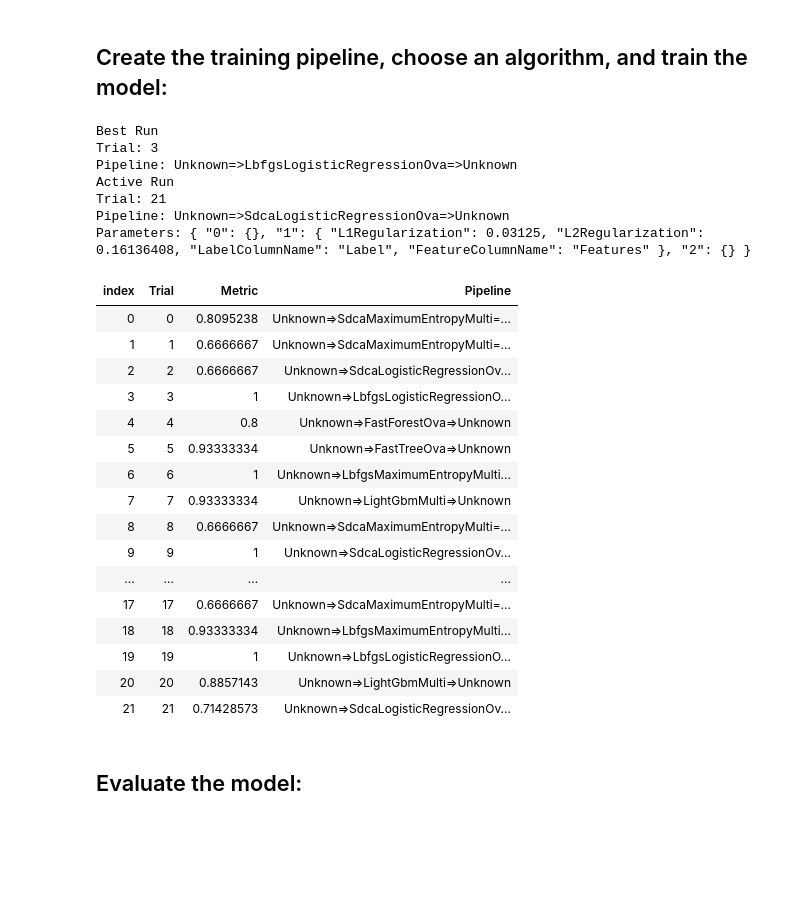
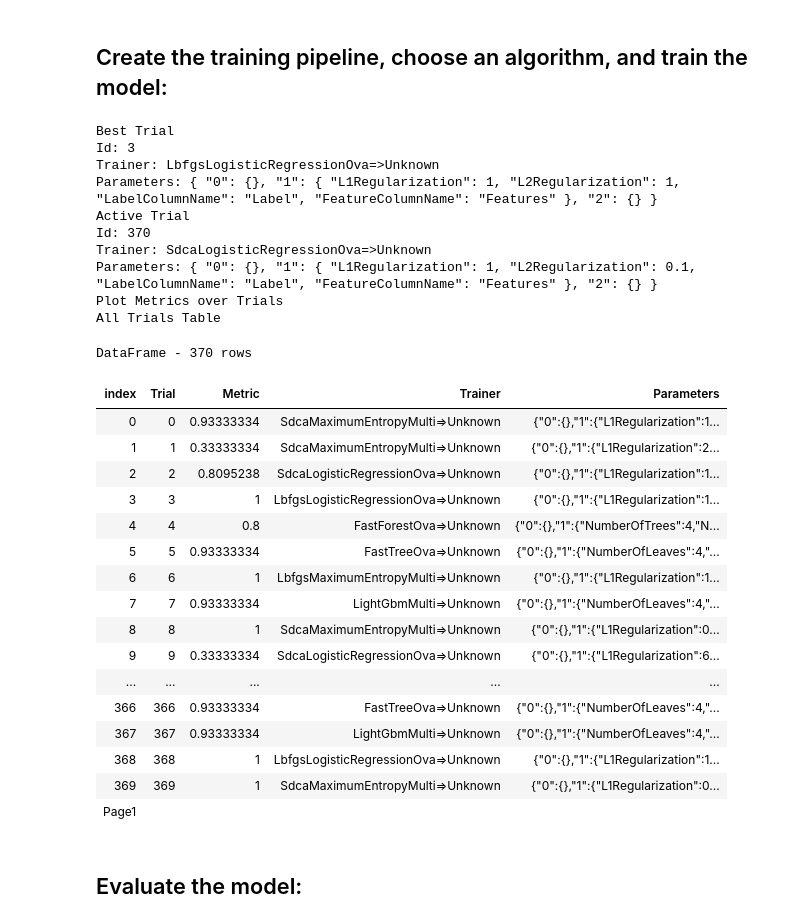
Before and after one commit to dotnet/csharp-notebooks, a Jupyter notebook: machine-learning/E2E-Classification with Iris Dataset.ipynb, the cells around one changed output. Cells and saved outputs as stored; diff of their text form; code cells hidden in the pictures; blank space fills up the shorter version.

```diff
--- a/machine-learning/E2E-Classification with Iris Dataset.ipynb
+++ b/machine-learning/E2E-Classification with Iris Dataset.ipynb
@@ -139,58 +137,62 @@ using Microsoft.ML;
 var trainValidateSplit = mlContext.Data.TrainTestSplit(trainValidateData, 0.2);
 
 var trainDataset = trainValidateSplit.TrainSet;
 var validateDataset = trainValidateSplit.TestSet;
 
 // Append the trainer to the data processing pipeline
 var pipeline = mlContext.Transforms.ReplaceMissingValues(new []{new InputOutputColumnPair(@"Sepal length", @"Sepal length"),new InputOutputColumnPair(@"Sepal width", @"Sepal width"),new InputOutputColumnPair(@"Petal length", @"Petal length"),new InputOutputColumnPair(@"Petal width", @"Petal width")})
                  .Append(mlContext.Transforms.Concatenate(@"Features", new []{@"Sepal length",@"Sepal width",@"Petal length",@"Petal width"}))
                  .Append(mlContext.Transforms.Conversion.MapValueToKey(outputColumnName:@"Label",inputColumnName:@"Label"))
 				 .Append(mlContext.Auto().MultiClassification(labelColumnName: "Label"))
                  .Append(mlContext.Transforms.Conversion.MapKeyToValue(outputColumnName:@"PredictedLabel",inputColumnName:@"PredictedLabel"));
 
 
 var monitor = new NotebookMonitor();
 
 var experiment = mlContext.Auto().CreateExperiment()
                     .SetPipeline(pipeline)
                     .SetTrainingTimeInSeconds(50)
                     .SetDataset(trainDataset, validateDataset)
                     .SetEvaluateMetric(MulticlassClassificationMetric.MacroAccuracy, "Label", "PredictedLabel")
                     .SetMonitor(monitor);
 
 // Configure Visualizer
 monitor.SetUpdate(monitor.Display());
 
 // Start Experiment
-var res = await experiment.Run();
+var res = await experiment.RunAsync();
 
 
 var model = res.Model;
 # %% [output]
-Best Run
-Trial: 3
-Pipeline: Unknown=>LbfgsLogisticRegressionOva=>Unknown
-Active Run
-Trial: 21
-Pipeline: Unknown=>SdcaLogisticRegressionOva=>Unknown
-Parameters: { "0": {}, "1": { "L1Regularization": 0.03125, "L2Regularization": 0.16136408, "LabelColumnName": "Label", "FeatureColumnName": "Features" }, "2": {} }
+Best Trial
+Id: 3
+Trainer: LbfgsLogisticRegressionOva=>Unknown
+Parameters: { "0": {}, "1": { "L1Regularization": 1, "L2Regularization": 1, "LabelColumnName": "Label", "FeatureColumnName": "Features" }, "2": {} }
+Active Trial
+Id: 370
+Trainer: SdcaLogisticRegressionOva=>Unknown
+Parameters: { "0": {}, "1": { "L1Regularization": 1, "L2Regularization": 0.1, "LabelColumnName": "Label", "FeatureColumnName": "Features" }, "2": {} }
+Plot Metrics over Trials
+All Trials Table
+DataFrame - 370 rows
-| index | Trial | Metric | Pipeline |
-| 0 | 0 | 0.8095238 | Unknown=>SdcaMaximumEntropyMulti=... |
-| 1 | 1 | 0.6666667 | Unknown=>SdcaMaximumEntropyMulti=... |
-| 2 | 2 | 0.6666667 | Unknown=>SdcaLogisticRegressionOv... |
-| 3 | 3 | 1 | Unknown=>LbfgsLogisticRegressionO... |
-| 4 | 4 | 0.8 | Unknown=>FastForestOva=>Unknown |
-| 5 | 5 | 0.93333334 | Unknown=>FastTreeOva=>Unknown |
-| 6 | 6 | 1 | Unknown=>LbfgsMaximumEntropyMulti... |
-| 7 | 7 | 0.93333334 | Unknown=>LightGbmMulti=>Unknown |
-| 8 | 8 | 0.6666667 | Unknown=>SdcaMaximumEntropyMulti=... |
-| 9 | 9 | 1 | Unknown=>SdcaLogisticRegressionOv... |
-| ... | ... | ... | ... |
-| 17 | 17 | 0.6666667 | Unknown=>SdcaMaximumEntropyMulti=... |
-| 18 | 18 | 0.93333334 | Unknown=>LbfgsMaximumEntropyMulti... |
-| 19 | 19 | 1 | Unknown=>LbfgsLogisticRegressionO... |
-| 20 | 20 | 0.8857143 | Unknown=>LightGbmMulti=>Unknown |
-| 21 | 21 | 0.71428573 | Unknown=>SdcaLogisticRegressionOv... |
+| index | Trial | Metric | Trainer | Parameters |
+| 0 | 0 | 0.93333334 | SdcaMaximumEntropyMulti=>Unknown | {"0":{},"1":{"L1Regularization":1... |
+| 1 | 1 | 0.33333334 | SdcaMaximumEntropyMulti=>Unknown | {"0":{},"1":{"L1Regularization":2... |
+| 2 | 2 | 0.8095238 | SdcaLogisticRegressionOva=>Unknown | {"0":{},"1":{"L1Regularization":1... |
+| 3 | 3 | 1 | LbfgsLogisticRegressionOva=>Unknown | {"0":{},"1":{"L1Regularization":1... |
+| 4 | 4 | 0.8 | FastForestOva=>Unknown | {"0":{},"1":{"NumberOfTrees":4,"N... |
+| 5 | 5 | 0.93333334 | FastTreeOva=>Unknown | {"0":{},"1":{"NumberOfLeaves":4,"... |
+| 6 | 6 | 1 | LbfgsMaximumEntropyMulti=>Unknown | {"0":{},"1":{"L1Regularization":1... |
+| 7 | 7 | 0.93333334 | LightGbmMulti=>Unknown | {"0":{},"1":{"NumberOfLeaves":4,"... |
+| 8 | 8 | 1 | SdcaMaximumEntropyMulti=>Unknown | {"0":{},"1":{"L1Regularization":0... |
+| 9 | 9 | 0.33333334 | SdcaLogisticRegressionOva=>Unknown | {"0":{},"1":{"L1Regularization":6... |
+| ... | ... | ... | ... | ... |
+| 366 | 366 | 0.93333334 | FastTreeOva=>Unknown | {"0":{},"1":{"NumberOfLeaves":4,"... |
+| 367 | 367 | 0.93333334 | LightGbmMulti=>Unknown | {"0":{},"1":{"NumberOfLeaves":4,"... |
+| 368 | 368 | 1 | LbfgsLogisticRegressionOva=>Unknown | {"0":{},"1":{"L1Regularization":1... |
+| 369 | 369 | 1 | SdcaMaximumEntropyMulti=>Unknown | {"0":{},"1":{"L1Regularization":0... |
+| Page1 |  |  |  |  |
 # %% [markdown]
 ## Evaluate the model:
 # %%
```
Also changed, not shown: parts of 4 cells of this notebook, 4 other files.
